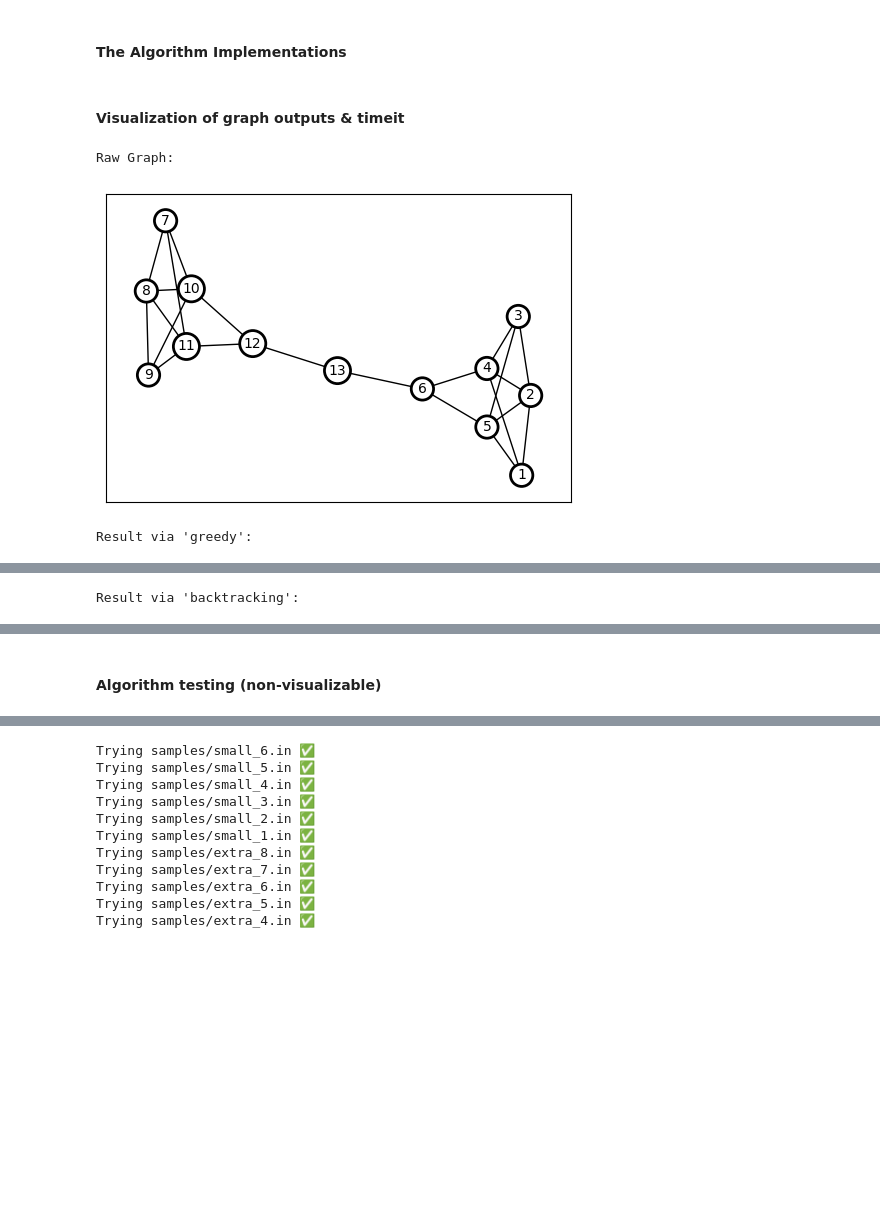
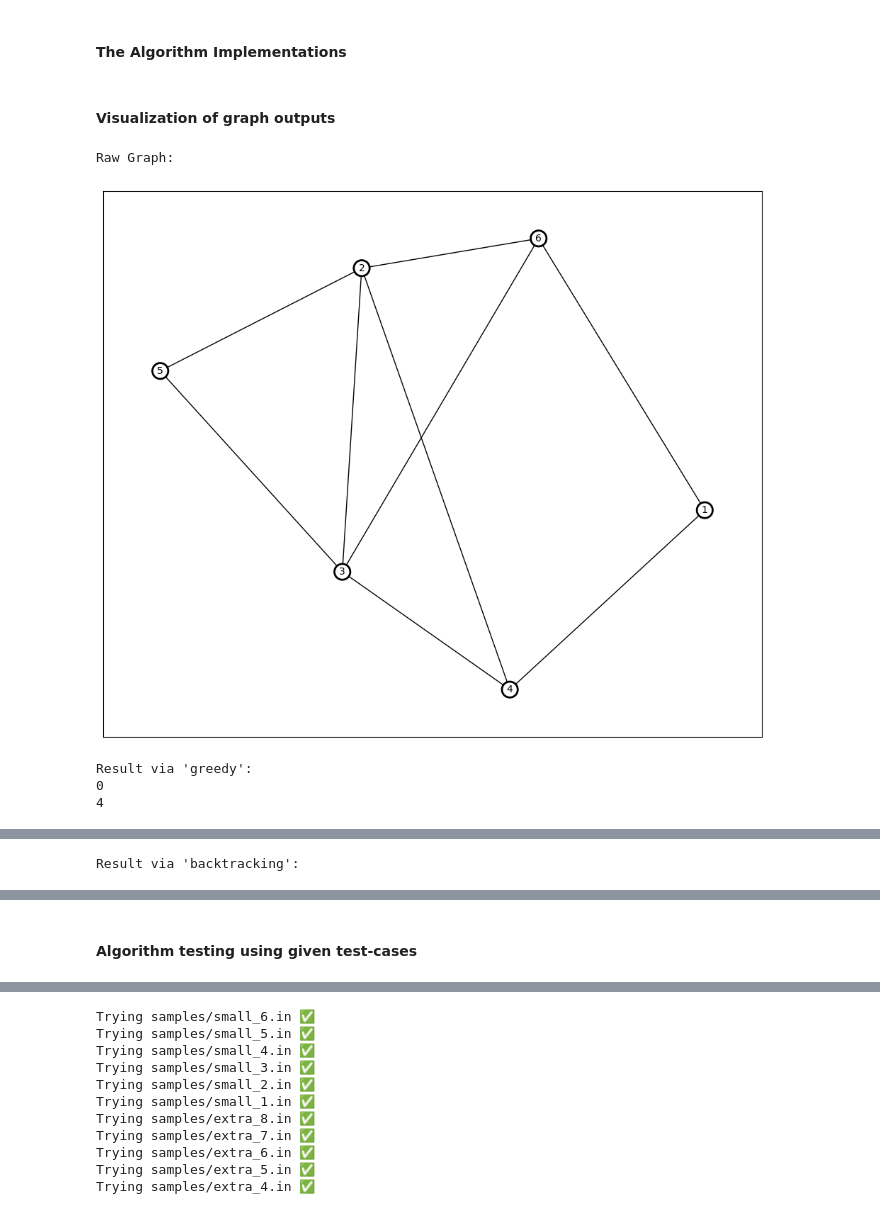
Before and after one commit to mikolajhilgert/jads-alg-project, a Jupyter notebook: DSA.ipynb, the cells around one changed output, grey strips where cells are left out. Cells and saved outputs as stored; diff of their text form; code cells hidden in the pictures; blank space fills up the shorter version.

```diff
--- a/DSA.ipynb
+++ b/DSA.ipynb
@@ -8,7 +8,6 @@ import os
 import networkx as nx
 import numpy as np
 import matplotlib.pyplot as plt
-import timeit
 import itertools
 
 class Graph:
@@ -67,10 +66,10 @@ class Graph:
         G = nx.from_numpy_matrix(np.array(self.adjacency_matrix))
 
         # Set node position using the Fruchterman-Reingold layout
-        pos = nx.spring_layout(G)
+        pos = nx.kamada_kawai_layout(G)
 
         # Draw the graph
-        fig, ax = plt.subplots(figsize=(6, 4))
+        fig, ax = plt.subplots(figsize=(12, 10))
 
         # Remap nodes from matrix to match input names
         labels = {node: str(node + 1) for node in G.nodes()}
@@ -151,15 +154,13 @@ def brute_force(graph):
     return None
 # %%
 def greedy(graph):
-    # Target independent set
     independent_set = set()
-    # Candidate vertices
     candidate_vertices = set(range(graph.n))
     # Continue adding vertices until size k is reached or no candidates remain
     while len(independent_set) < graph.k and len(candidate_vertices) > 0:
-        # Select vertex with most connections
-        v = max(candidate_vertices, key=lambda x: sum(graph.adjacency_matrix[x][y] for y in independent_set))
-        # Check if the selected vertex is non-adjacent to all vertices in the independent set
+        # Select vertex with smallest degree
+        v = min(candidate_vertices, key=lambda x: sum(graph.adjacency_matrix[x][y] for y in candidate_vertices))
+        # Is vertex non-adjacent to vertices in independent set
         if sum(graph.adjacency_matrix[v][w] for w in independent_set) == 0:
             # Add to independent set
             independent_set.add(v)
@@ -206,15 +207,17 @@ def backtracking(graph):
     else:
         return None  # otherwise, return None
 # %% [markdown]
-#### Visualization of graph outputs & timeit
+#### Visualization of graph outputs
 # %%
-graph = Graph.from_file('samples/extra_7.in')
+graph = Graph.from_file('samples/extra_4.in')
 
 print("Raw Graph:")
 graph.draw_graph()
 graph.validate_and_show_bins(greedy)
 graph.validate_and_show_bins(backtracking)
 # %% [output]
 Raw Graph:
-[figure, old version]
+[figure, new version]
 Result via 'greedy':
+0
+4
@@ -224,5 +227,5 @@ Result via 'backtracking':
 # %% [markdown]
-#### Algorithm testing (non-visualizable)
+#### Algorithm testing using given test-cases
 # %%
 test_algorithm(greedy, True)
 # %% [output]
```
Also changed, not shown: parts of 4 cells of this notebook.
